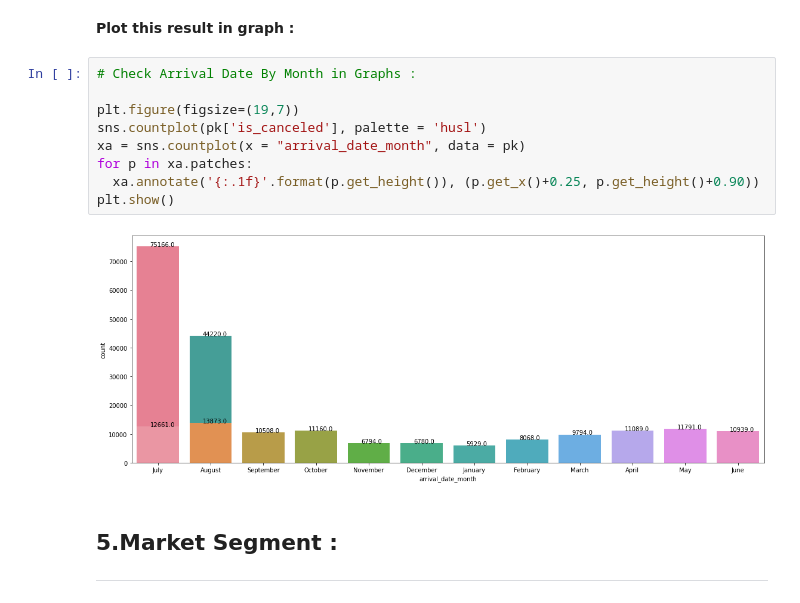
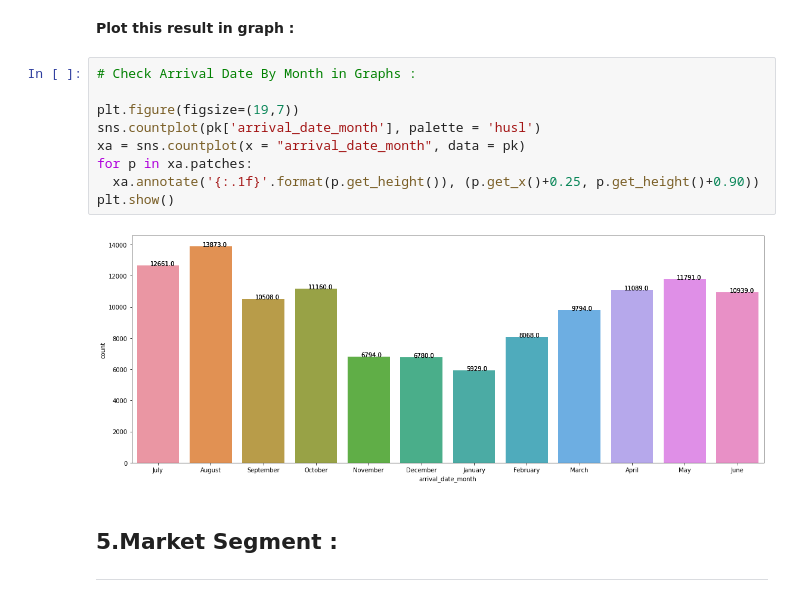
Before and after one commit to prati25/Hotel-Booking-Analysis, a Jupyter notebook: Copy_of_Hotel_Booking_Analysis_Capstone_Project.ipynb, the cells around one changed output. Saved outputs shown, nothing was run; the diff lists cells and outputs as text.

```diff
--- a/Copy_of_Hotel_Booking_Analysis_Capstone_Project.ipynb
+++ b/Copy_of_Hotel_Booking_Analysis_Capstone_Project.ipynb
@@ -535,14 +535,14 @@ Name: arrival_date_month, dtype: float64
 # %%
 # Check Arrival Date By Month in Graphs :
 
 plt.figure(figsize=(19,7))
-sns.countplot(pk['is_canceled'], palette = 'husl')
+sns.countplot(pk['arrival_date_month'], palette = 'husl')
 xa = sns.countplot(x = "arrival_date_month", data = pk)
 for p in xa.patches:
   xa.annotate('{:.1f}'.format(p.get_height()), (p.get_x()+0.25, p.get_height()+0.90))
 plt.show()
 # %% [output]
-[figure, old version]
+[figure, new version]
 # %% [markdown]
 ## **5.Market Segment :**
 
```
Also changed, not shown: parts of 2 cells of this notebook.
